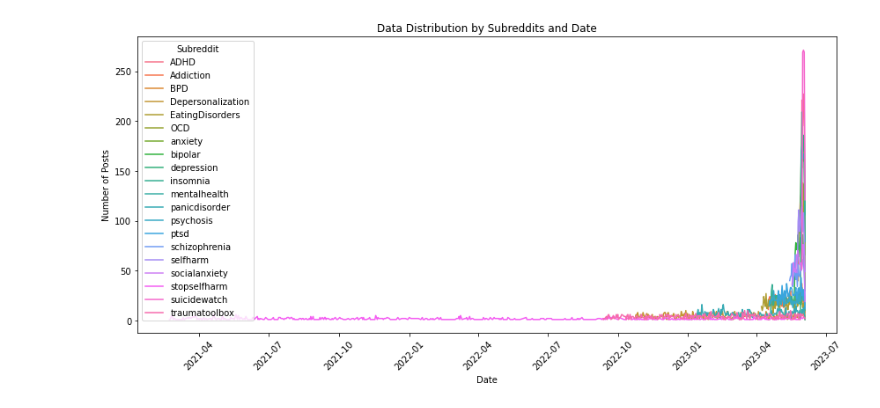
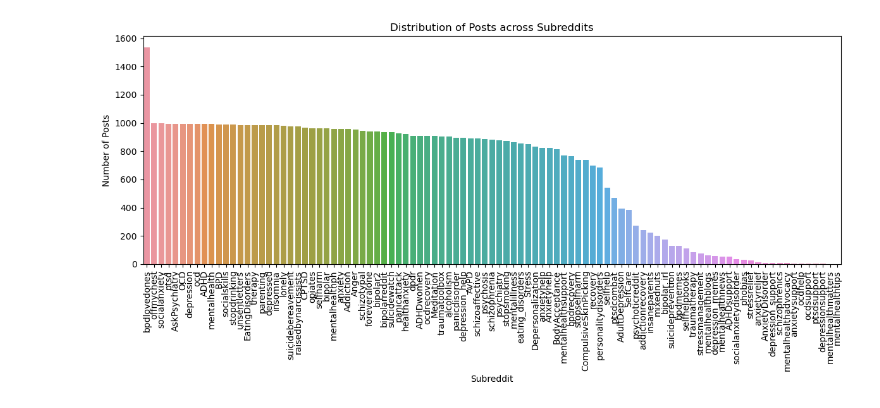
Before and after one commit to AI-PyCoders/Generative-Mental-Health-ChatBot, a Jupyter notebook: EDA.ipynb, the cells around one changed output. Cells and saved outputs as stored; diff of their text form; code cells hidden in the pictures.

```diff
--- a/EDA.ipynb
+++ b/EDA.ipynb
@@ -147,3 +129,0 @@ def preprocess_text(text):
-# %%
-df.loc[:, 'processed_text'] = df['Body/Text'].apply(preprocess_text)
-df['processed_text']
@@ -177,23 +130,12 @@ plt.show()
-# %%
-import seaborn as sns
-import pandas as pd
-import matplotlib.pyplot as plt
-# Load the dataset into a pandas DataFrame
-df = pd.read_csv('Datasets/post_data.csv')
-# Convert the 'Creation Time' column to datetime
-df['Creation Time'] = pd.to_datetime(df['Creation Time'], unit='s')
-
-# Group the data by subreddit and date to get the count of posts
-grouped_data = df.groupby(['Subreddit', pd.Grouper(key='Creation Time', freq='D')]).size().reset_index(name='Post Count')
-
-# Plot the data distribution
-plt.figure(figsize=(12, 6))
-sns.lineplot(x='Creation Time', y='Post Count', hue='Subreddit', data=grouped_data)
-plt.xlabel('Date')
-plt.ylabel('Number of Posts')
-plt.title('Data Distribution by Subreddits and Date')
-plt.xticks(rotation=45)
-plt.tight_layout()
-plt.show()
-# %% [output]
-[figure, removed]
+# %%
+# Post Distribution
+plt.figure(figsize=(12, 6))
+sns.countplot(x='Subreddit', data=df, order=df['Subreddit'].value_counts().index)
+plt.xticks(rotation=90)
+plt.xlabel('Subreddit')
+plt.ylabel('Number of Posts')
+plt.title('Distribution of Posts across Subreddits')
+plt.tight_layout()
+plt.show()
+# %% [output]
+[figure, added]
```
Also changed, not shown: parts of 33 cells of this notebook, 2 other files.
